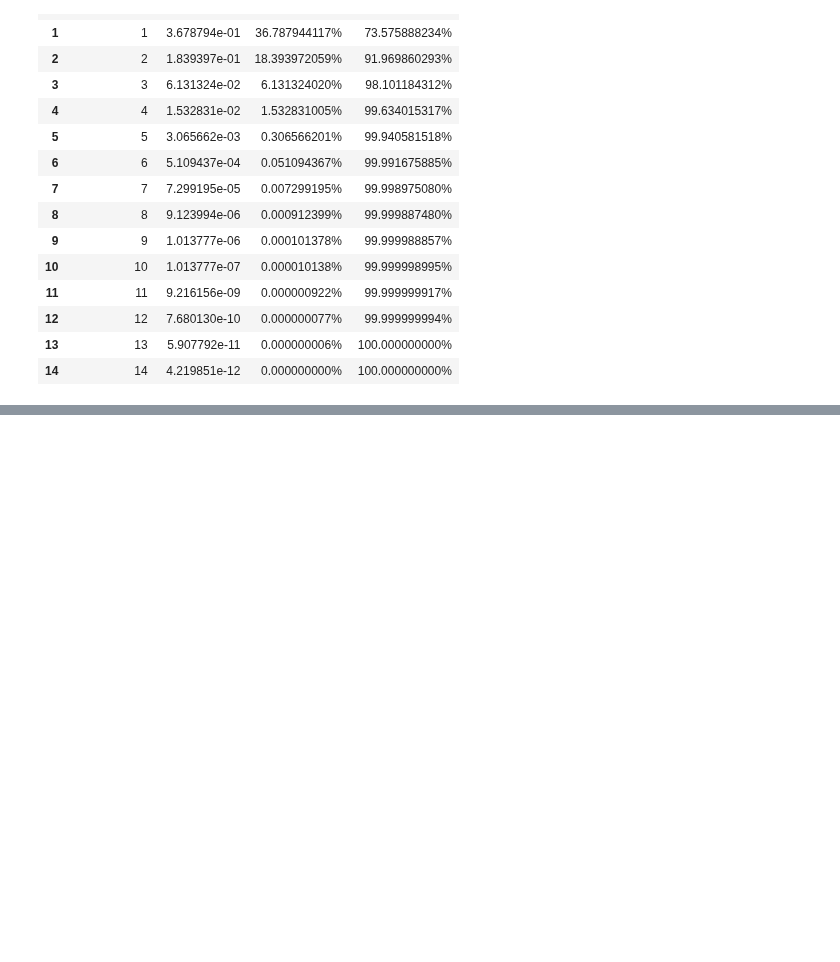
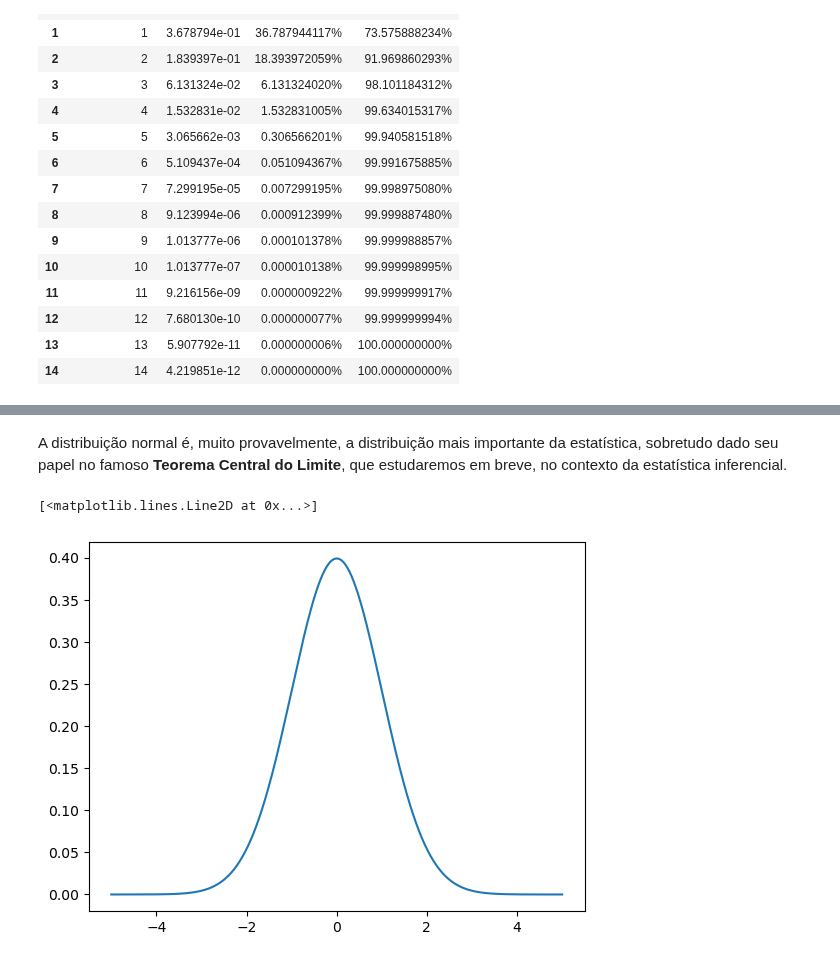
Before and after one commit to 1998-sys/Estudo, a Jupyter notebook: estatistica_descritivaI.ipynb, the cells around one changed output, grey strips where cells are left out. Drawn from its saved outputs; the diff is of its cells as text; code cells hidden in the pictures; blank space fills up the shorter version.

Commit message:
dist normal

```diff
--- a/estatistica_descritivaI.ipynb
+++ b/estatistica_descritivaI.ipynb
@@ -627,0 +650,12 @@ df_gols
+# %% [markdown]
+A distribuição normal é, muito provavelmente, a distribuição mais importante da estatística, sobretudo dado seu papel no famoso **Teorema Central do Limite**, que estudaremos em breve, no contexto da estatística inferencial.
+# %%
+m,s = 0, 1
+x = np.linspace(-5,5, 1000)
+
+y = (1/(s*np.sqrt(2*np.pi))) * np.exp(-0.5*((x-m)/s)**2)
+
+plt.plot(x,y)
+# %% [output]
+[<matplotlib.lines.Line2D at 0x...>]
+[figure, added]
```
Also changed, not shown: parts of 9 cells of this notebook.
